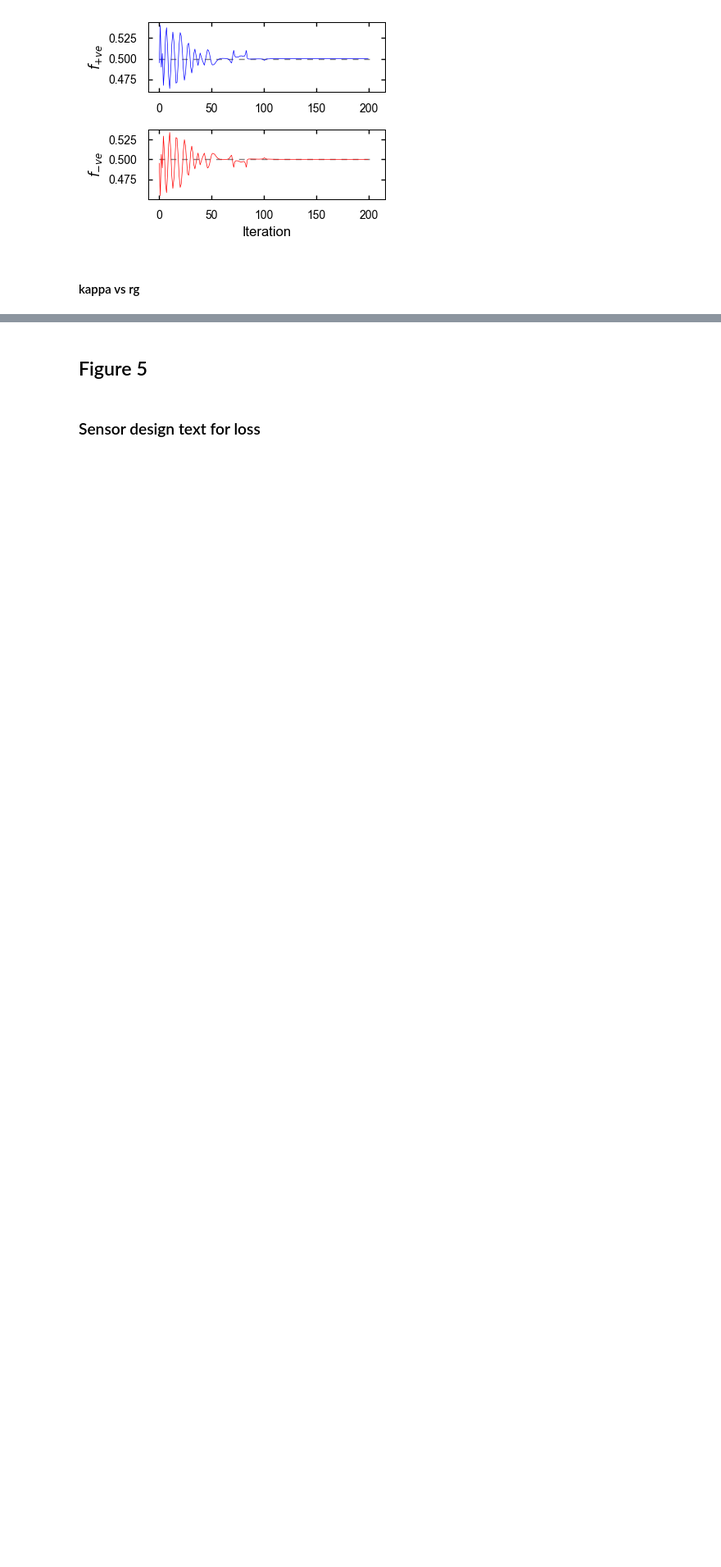
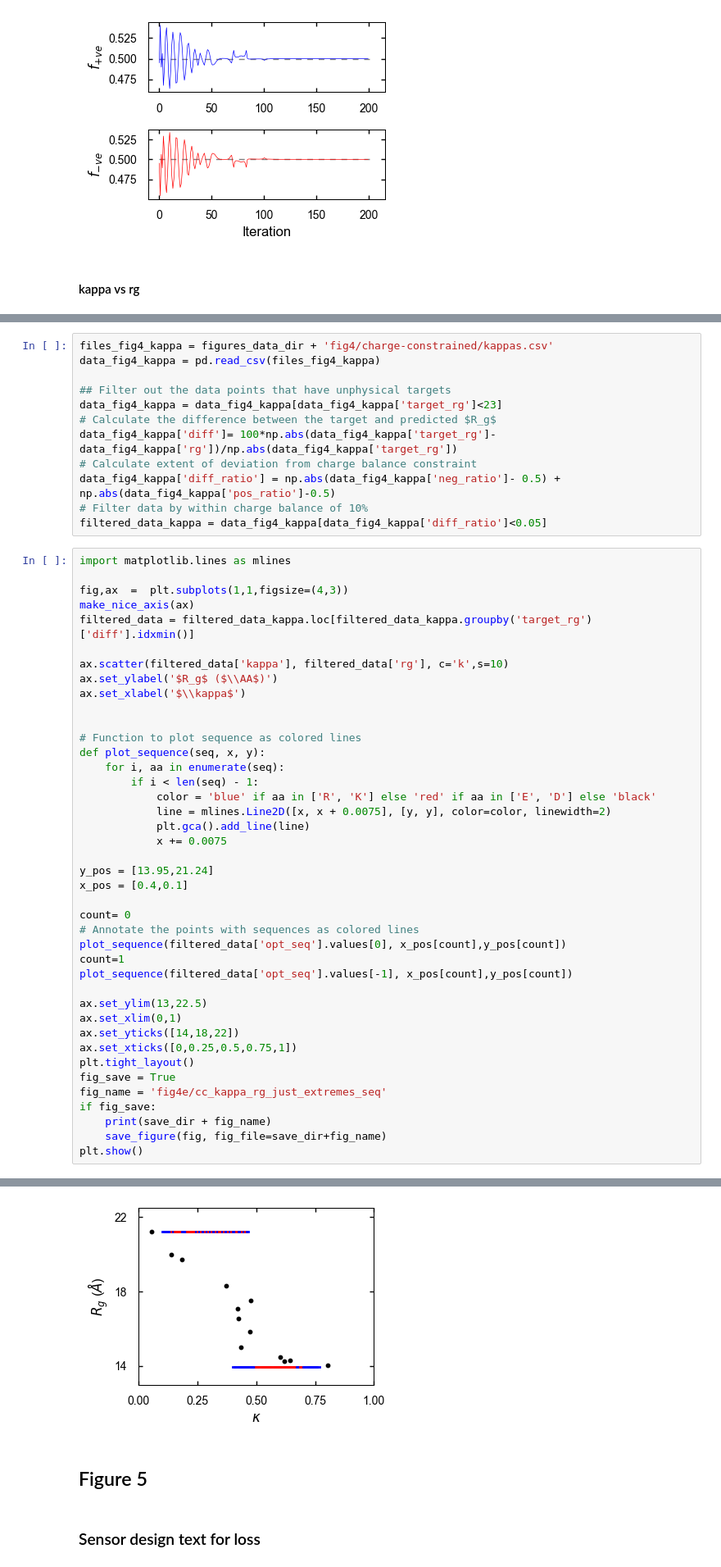
Before and after one commit to rkruegs123/idp-design, a Jupyter notebook: figures/plot_figures.ipynb, the cells around one changed output, grey strips where cells are left out. Shown: that part at 82% size. Cells and saved outputs as stored; diff of their text form; blank space fills up the shorter version.

```diff
--- a/figures/plot_figures.ipynb
+++ b/figures/plot_figures.ipynb
@@ -763,0 +762,54 @@ plt.show()
+# %%
+files_fig4_kappa = figures_data_dir + 'fig4/charge-constrained/kappas.csv'
+data_fig4_kappa = pd.read_csv(files_fig4_kappa)
+
+## Filter out the data points that have unphysical targets
+data_fig4_kappa = data_fig4_kappa[data_fig4_kappa['target_rg']<23]
+# Calculate the difference between the target and predicted $R_g$
+data_fig4_kappa['diff']= 100*np.abs(data_fig4_kappa['target_rg']-data_fig4_kappa['rg'])/np.abs(data_fig4_kappa['target_rg'])
+# Calculate extent of deviation from charge balance constraint
+data_fig4_kappa['diff_ratio'] = np.abs(data_fig4_kappa['neg_ratio']- 0.5) + np.abs(data_fig4_kappa['pos_ratio']-0.5)
+# Filter data by within charge balance of 10%
+filtered_data_kappa = data_fig4_kappa[data_fig4_kappa['diff_ratio']<0.05]
+# %%
+import matplotlib.lines as mlines
+
+fig,ax  =  plt.subplots(1,1,figsize=(4,3))
+make_nice_axis(ax)
+filtered_data = filtered_data_kappa.loc[filtered_data_kappa.groupby('target_rg')['diff'].idxmin()]
+
+ax.scatter(filtered_data['kappa'], filtered_data['rg'], c='k',s=10)
+ax.set_ylabel('$R_g$ ($\\AA$)')
+ax.set_xlabel('$\\kappa$')
+
+
+# Function to plot sequence as colored lines
+def plot_sequence(seq, x, y):
+    for i, aa in enumerate(seq):
+        if i < len(seq) - 1:
+            color = 'blue' if aa in ['R', 'K'] else 'red' if aa in ['E', 'D'] else 'black'
+            line = mlines.Line2D([x, x + 0.0075], [y, y], color=color, linewidth=2)
+            plt.gca().add_line(line)
+            x += 0.0075
+
+y_pos = [13.95,21.24]
+x_pos = [0.4,0.1]
+
+count= 0
+# Annotate the points with sequences as colored lines
+plot_sequence(filtered_data['opt_seq'].values[0], x_pos[count],y_pos[count])
+count=1
+plot_sequence(filtered_data['opt_seq'].values[-1], x_pos[count],y_pos[count])
+
+ax.set_ylim(13,22.5)
+ax.set_xlim(0,1)
+ax.set_yticks([14,18,22])
+ax.set_xticks([0,0.25,0.5,0.75,1])
+plt.tight_layout()
+fig_save = True
+fig_name = 'fig4e/cc_kappa_rg_just_extremes_seq'
+if fig_save:
+    print(save_dir + fig_name)
+    save_figure(fig, fig_file=save_dir+fig_name)
+plt.show()
+# %% [output]
@@ -764,3 +817,4 @@ plt.show()
+[figure, added]
 # %% [markdown]
 ## Figure 5
 # %% [markdown]
```
Also changed, not shown: parts of 34 cells of this notebook, 1 other file.
